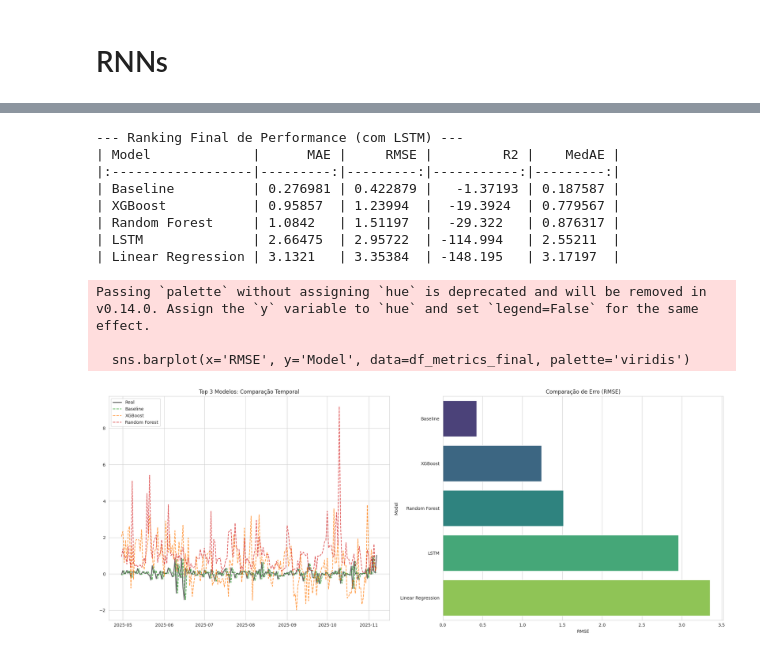
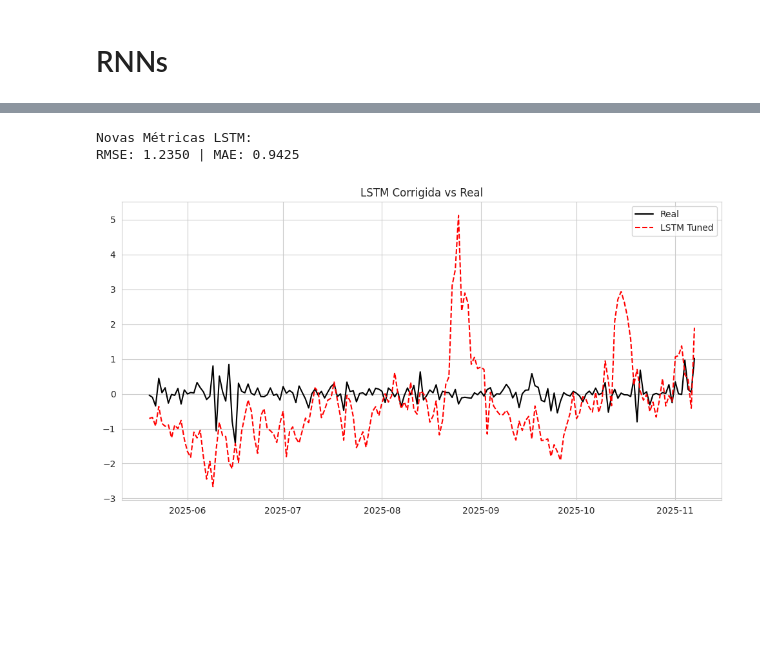
Before and after one commit to Renzo-Filho/6-datathon-fgv-eesp, a Jupyter notebook: src/datathon-final.ipynb, the cells around one changed output, grey strips where cells are left out. Saved outputs shown, nothing was run; the diff lists cells and outputs as text; code cells hidden in the pictures; blank space fills up the shorter version.

```diff
--- a/src/datathon-final.ipynb
+++ b/src/datathon-final.ipynb
@@ -80,7 +80,7 @@ features_sem = [
     'Lag_1', 'Lag_2', 'Diff_Lag_1', 'X_BTC_Ret', 'X_Gas_Change'
 ]
 
-X = df[features_sem]
+X = df[features]
 Y = df['Y_Target_Diff']
 #Y = df['Y_Target_Spread']
 
@@ -489,74 +525,37 @@ Treinamento concluído.
 # %%
 # ==============================================================================
 # ATUALIZAÇÃO DA AVALIAÇÃO (Incluindo LSTM)
 # ==============================================================================
 
 # 1. Adicionar LSTM ao dicionário de previsões existente
 # Nota: Precisamos garantir que todos tenham o mesmo tamanho para comparação justa no gráfico.
 # Como o LSTM é mais curto (devido à janela de tempo), vamos alinhar os outros modelos por ele neste gráfico.
 
 common_index = y_pred_lstm.index # Índice comum (menor)
 
 model_predictions_final = {}
 
-# Filtrar modelos anteriores para o mesmo índice da LSTM
-for name, series in model_predictions.items(): # model_predictions vem da etapa anterior
-    if isinstance(series, pd.Series):
-        model_predictions_final[name] = series.loc[common_index]
-    else:
-        # Se for array numpy, converte primeiro (assumindo alinhamento original com Y_test)
-        s = pd.Series(series, index=Y_test.index)
-        model_predictions_final[name] = s.loc[common_index]
 
-# Adicionar LSTM
-model_predictions_final['LSTM'] = y_pred_lstm
 
-# O target real também precisa ser cortado
-Y_test_final = Y_test.loc[common_index]
+# --- 5. REAVALIAÇÃO ---
+# Recalcular métricas para LSTM corrigida
+metrics_lstm = calculate_metrics(Y_test.loc[test_index_lstm], y_pred_lstm, 'LSTM (Tuned)')
+print(f"\nNovas Métricas LSTM:\nRMSE: {metrics_lstm['RMSE']:.4f} | MAE: {metrics_lstm['MAE']:.4f}")
 
-# 2. Recalcular Métricas
-metrics_list_final = []
-for name, preds in model_predictions_final.items():
-    metrics_list_final.append(calculate_metrics(Y_test_final, preds, name))
+# Atualizar dicionário global para o gráfico comparativo
+# (Alinhando índices como feito anteriormente)
+common_idx = y_pred_lstm.index
+model_predictions_final['LSTM'] = y_pred_lstm # Substitui a versão anterior ruim
 
-df_metrics_final = pd.DataFrame(metrics_list_final).sort_values(by='RMSE', ascending=True)
-top_3_models_final = df_metrics_final.head(3)['Model'].tolist()
-
-print("--- Ranking Final de Performance (com LSTM) ---")
-print(df_metrics_final.to_markdown(index=False))
-
-# 3. Plotagem
-plt.figure(figsize=(20, 8))
-
-# Série Temporal
-plt.subplot(1, 2, 1)
-plt.plot(Y_test_final.index, Y_test_final, label='Real', color='black', linewidth=2, alpha=0.6)
-colors = ['#2ca02c', '#ff7f0e', '#d62728']
-
-for i, model_name in enumerate(top_3_models_final):
-    preds = model_predictions_final[model_name]
-    plt.plot(Y_test_final.index, preds, label=model_name, linestyle='--', alpha=0.8, color=colors[i])
-
-plt.title('Top 3 Modelos: Comparação Temporal')
+# Se quiser plotar rápido só para conferir
+import matplotlib.pyplot as plt
+plt.figure(figsize=(12, 6))
+plt.plot(Y_test.loc[common_idx], label='Real', color='black')
+plt.plot(y_pred_lstm, label='LSTM Tuned', color='red', linestyle='--')
+plt.title('LSTM Corrigida vs Real')
 plt.legend()
-
-# Barplot de RMSE
-plt.subplot(1, 2, 2)
-sns.barplot(x='RMSE', y='Model', data=df_metrics_final, palette='viridis')
-plt.title('Comparação de Erro (RMSE)')
-
-plt.tight_layout()
 plt.show()
 # %% [output]
---- Ranking Final de Performance (com LSTM) ---
-| Model             |      MAE |     RMSE |         R2 |    MedAE |
-|:------------------|---------:|---------:|-----------:|---------:|
-| Baseline          | 0.276981 | 0.422879 |   -1.37193 | 0.187587 |
-| XGBoost           | 0.95857  | 1.23994  |  -19.3924  | 0.779567 |
-| Random Forest     | 1.0842   | 1.51197  |  -29.322   | 0.876317 |
-| LSTM              | 2.66475  | 2.95722  | -114.994   | 2.55211  |
-| Linear Regression | 3.1321   | 3.35384  | -148.195   | 3.17197  |
+Novas Métricas LSTM:
+RMSE: 1.2350 | MAE: 0.9425
-Passing `palette` without assigning `hue` is deprecated and will be removed in v0.14.0. Assign the `y` variable to `hue` and set `legend=False` for the same effect.
-
-  sns.barplot(x='RMSE', y='Model', data=df_metrics_final, palette='viridis')
-[figure, old version]
+[figure, new version]
```
Also changed, not shown: parts of 6 cells of this notebook, 32 other files.
